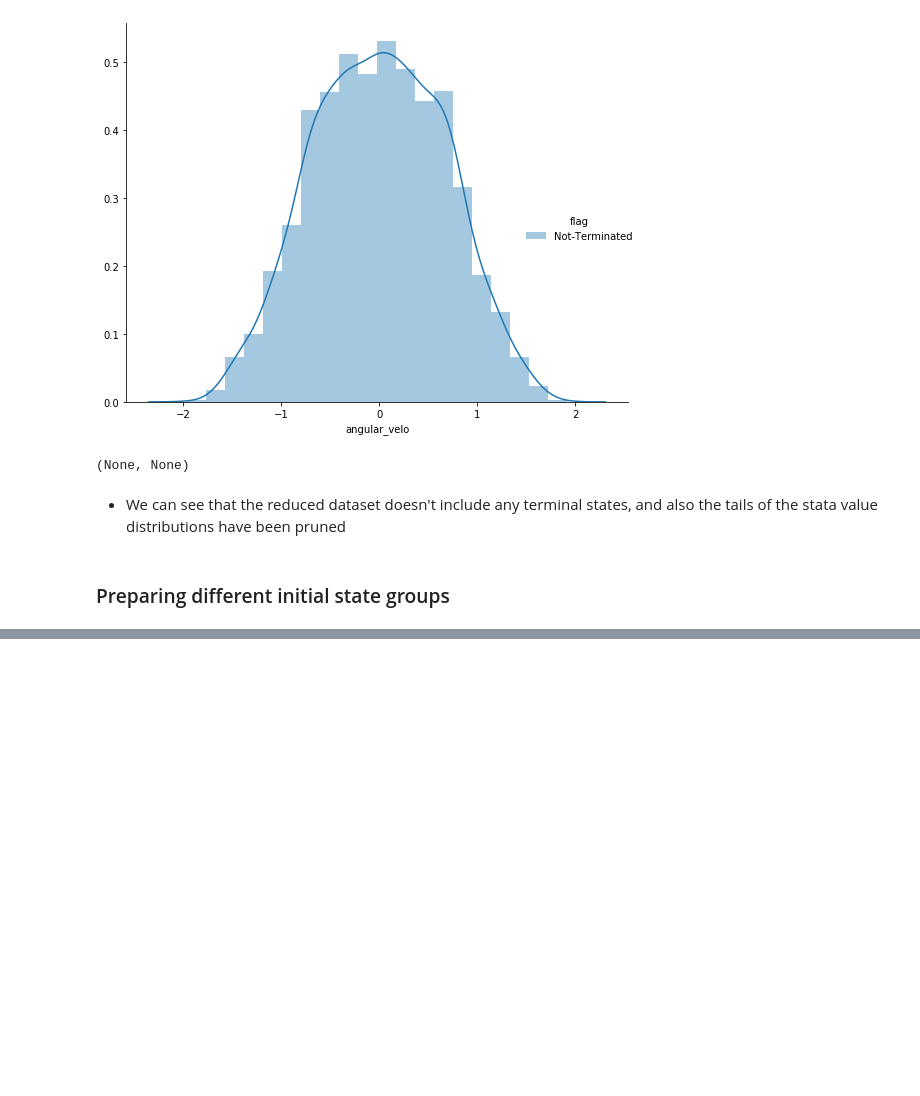
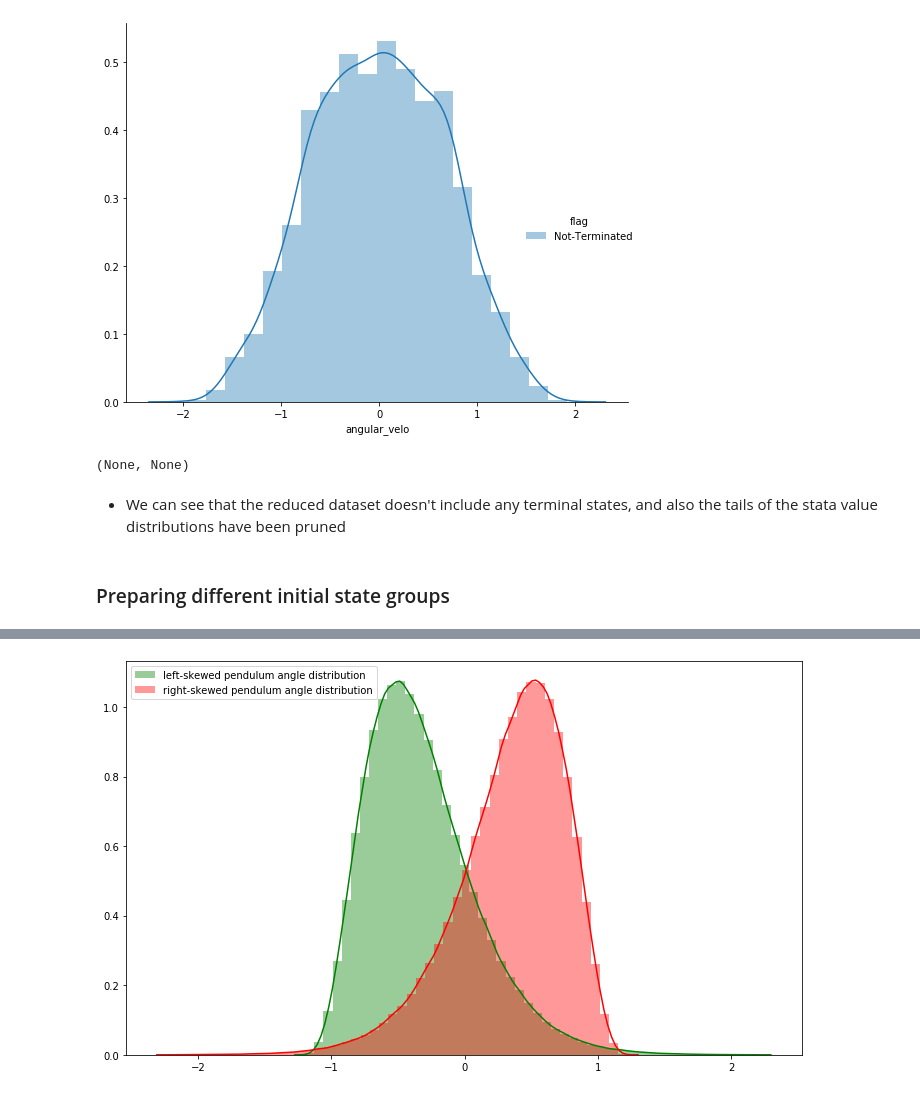
Before and after one commit to PandulaP/RL_Research, a Jupyter notebook: Pb_policy_iteration/cart_pole_modified_env/initial_state_analysis/initial_state_analysis.ipynb, the cells around one changed output, grey strips where cells are left out. Drawn from its saved outputs; the diff is of its cells as text; code cells hidden in the pictures; blank space fills up the shorter version.

```diff
--- a/Pb_policy_iteration/cart_pole_modified_env/initial_state_analysis/initial_state_analysis.ipynb
+++ b/Pb_policy_iteration/cart_pole_modified_env/initial_state_analysis/initial_state_analysis.ipynb
@@ -215,0 +234,8 @@ plot_distribution(obs_df_reduced, 'pend_angle'), plot_distribution(obs_df_reduce
+# %%
+print(obs_df.pend_angle.describe())
+
+curr_max = obs_df.pend_angle.describe()['max']
+curr_min = obs_df.pend_angle.describe()['min']
+curr_std = obs_df.pend_angle.describe()['std']
+curr_25_pctile = obs_df.pend_angle.describe()['25%']
+curr_75_pctile = obs_df.pend_angle.describe()['75%']
@@ -215,0 +293,38 @@ plot_distribution(obs_df_reduced, 'pend_angle'), plot_distribution(obs_df_reduce
+# %%
+# Left-skewed `pendulum angle` distribution
+left_skewed_pend_angle_dist = create_skew_dist(mean = curr_25_pctile
+                                                , sd = curr_std/2
+                                                , skew = 1.
+                                                , cutoff_max = curr_max
+                                                , cutoff_min = curr_min
+                                                , size = 1000000)
+
+# right-skewed `pendulum angle` distribution
+right_skewed_pend_angle_dist = create_skew_dist(mean = curr_75_pctile
+                                                 , sd = curr_std/2
+                                                 , skew = -1.
+                                                 , cutoff_max = curr_max
+                                                 , cutoff_min = curr_min
+                                                 , size = 1000000)
+# %%
+# inspect the plots & moments, try random sample
+fig, ax = plt.subplots(figsize=(10,6))
+
+sns.distplot(left_skewed_pend_angle_dist
+             , hist=True
+             , ax=ax
+             , color='green'
+             , label='left-skewed pendulum angle distribution')
+
+sns.distplot(right_skewed_pend_angle_dist
+             , hist=True
+             , ax=ax
+             , color='red'
+             , label='right-skewed pendulum angle distribution')
+
+
+ax.legend()
+plt.tight_layout()
+plt.show()
+# %% [output]
+[figure, added]
```
Also changed, not shown: parts of 13 cells of this notebook.
